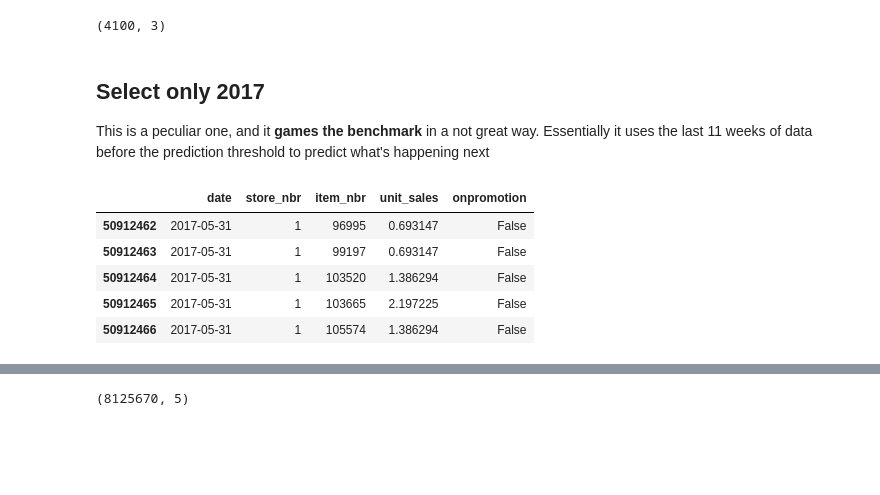
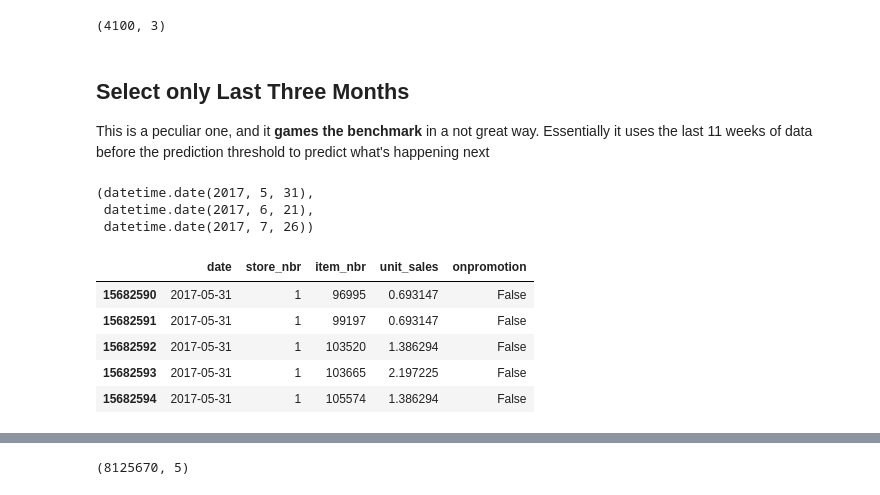
Before and after one commit to budgefeeney/OttomanDiviner, a Jupyter notebook: notebooks/CeShine Lee Solution.ipynb, the cells around one changed output, grey strips where cells are left out. Cells and saved outputs as stored; diff of their text form; code cells hidden in the pictures; blank space fills up the shorter version.

```diff
--- a/notebooks/CeShine Lee Solution.ipynb
+++ b/notebooks/CeShine Lee Solution.ipynb
@@ -7,15 +7,19 @@ This is a clone of the script at https://www.kaggle.com/ceshine/lgbm-starter whi
 # %% [markdown]
 ## Configuration
 # %%
-DataSetPath = "/home/bryanfeeney/Dropbox/OttomanDiviner/datasets/favorita/"
+DataSetPath = "/home/bryanfeeney/Workspace/OttomanDiviner/favorita/"
 
 StoresPath   = DataSetPath + "stores.csv.gz"
 ItemsPath    = DataSetPath + "items.csv.gz"
 OilPricePath = DataSetPath + "oil.csv.gz"
 HolidaysPath = DataSetPath + "holidays_events.csv.gz"
 Transactions = DataSetPath + "transactions.csv.gz"
-TrainData    = DataSetPath + "train.csv.gz"
+TrainData    = DataSetPath + "train-2017.csv.gz"
 TestData     = DataSetPath + "test.csv.gz"
+
+FutureDaysToCalculate=16
+WeeksOfHistoryForFeature=8
+WeeksOfHistoryForFeatureOnValidation=3
 # %% [markdown]
 ## Imports
 # %%
@@ -28,22 +32,19 @@ import lightgbm as lgb
 # %% [markdown]
 # Intro to the Data
 # %%
-df_train = pd.read_csv(
+cumul_sales = pd.read_csv(
     TrainData,
     usecols=[1, 2, 3, 4, 5],
     dtype={'onpromotion': bool},
     converters={'unit_sales': lambda u: np.log1p(float(u)) if float(u) > 0 else 0},
     parse_dates=["date"],
-    skiprows=range(1, 66458909),  # 2016-01-01
     compression='gzip'
 )
 
-df_test = pd.read_csv(
+cumul_sales_query = pd.read_csv(
     TestData,
     usecols=[0, 1, 2, 3, 4],
     dtype={'onpromotion': bool},
     parse_dates=["date"],  # , date_parser=parser
     compression='gzip'
-).set_index(
-    ['store_nbr', 'item_nbr', 'date']
 )
@@ -68,18 +114,31 @@ items.shape
 # %% [output]
 (4100, 3)
 # %% [markdown]
-## Select only 2017
+## Select only Last Three Months
 
 This is a peculiar one, and it **games the benchmark** in a not great way. Essentially it uses the last 11 weeks of data before the prediction threshold to predict what's happening next
+# %%
+now = date(2017, 8, 15)
+
+# How far back to go to start generating trend features for demand
+data_start             = now - timedelta(7*11) + timedelta(1)
+training_history_start = now - timedelta(7*WeeksOfHistoryForFeature) + timedelta(1)
+validation_start       = now - timedelta(7*WeeksOfHistoryForFeatureOnValidation) + timedelta(1)
+# %%
+data_start, training_history_start, query_start
+# %% [output]
+(datetime.date(2017, 5, 31),
+ datetime.date(2017, 6, 21),
+ datetime.date(2017, 7, 26))
 # %%
-df_2017 = df_train[df_train.date.isin(
-    pd.date_range("2017-05-31", periods=7 * 11))].copy()
+cumul_sales = cumul_sales[cumul_sales.date.isin(
+    pd.date_range(data_start, periods=7 * 11))].copy()
 # %%
-df_2017.head()
+cumul_sales.head()
 # %% [output]
 |  | date | store_nbr | item_nbr | unit_sales | onpromotion |
-| 50912462 | 2017-05-31 | 1 | 96995 | 0.693147 | False |
-| 50912463 | 2017-05-31 | 1 | 99197 | 0.693147 | False |
-| 50912464 | 2017-05-31 | 1 | 103520 | 1.386294 | False |
-| 50912465 | 2017-05-31 | 1 | 103665 | 2.197225 | False |
-| 50912466 | 2017-05-31 | 1 | 105574 | 1.386294 | False |
+| 15682590 | 2017-05-31 | 1 | 96995 | 0.693147 | False |
+| 15682591 | 2017-05-31 | 1 | 99197 | 0.693147 | False |
+| 15682592 | 2017-05-31 | 1 | 103520 | 1.386294 | False |
+| 15682593 | 2017-05-31 | 1 | 103665 | 2.197225 | False |
+| 15682594 | 2017-05-31 | 1 | 105574 | 1.386294 | False |
```
Also changed, not shown: parts of 40 cells of this notebook, 1 other file.
